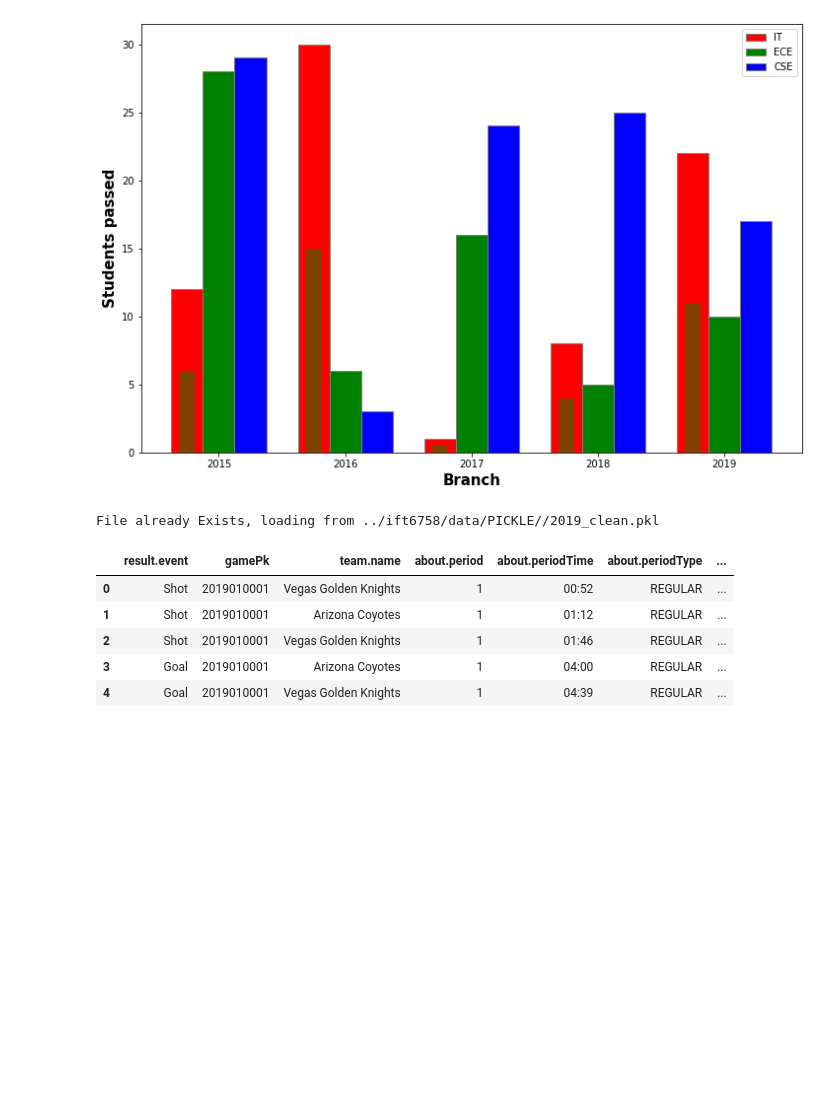
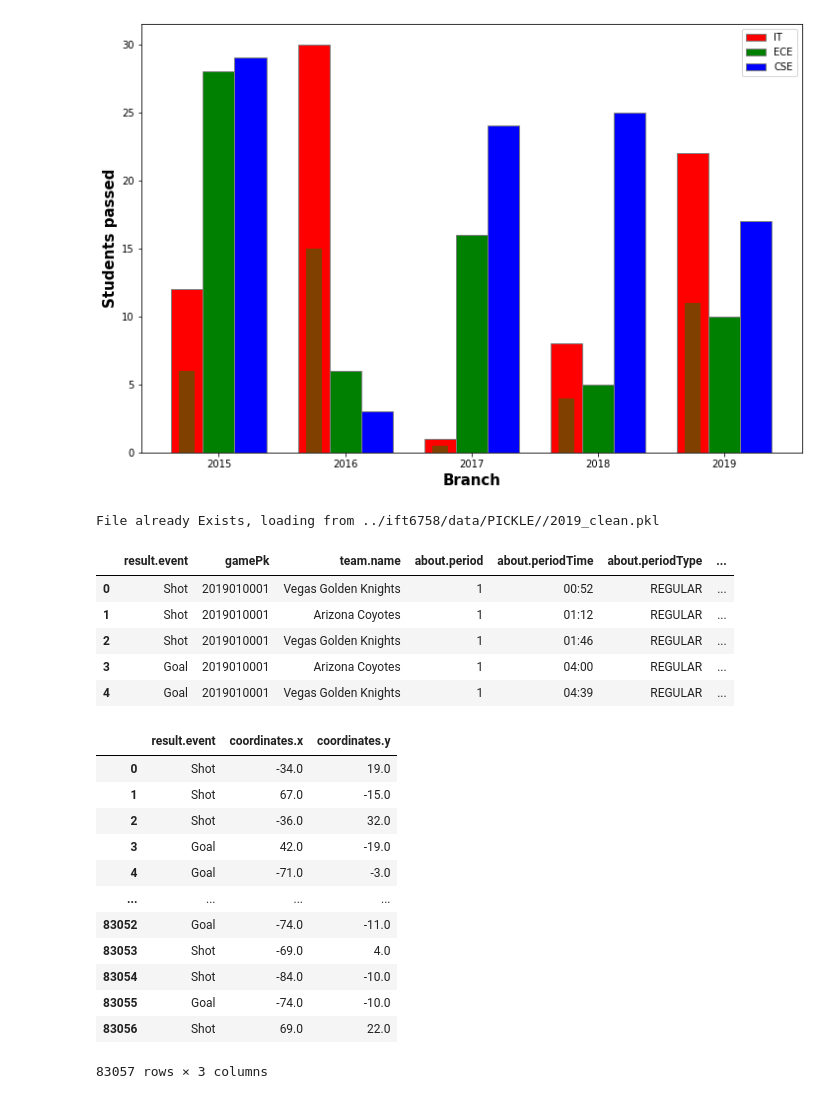
Before and after one commit to M0rph3e/ift6758-project-main, a Jupyter notebook: notebooks/data_visualizations.ipynb, the cells around one changed output. Cells and saved outputs as stored; diff of their text form; code cells hidden in the pictures; blank space fills up the shorter version.

```diff
--- a/notebooks/data_visualizations.ipynb
+++ b/notebooks/data_visualizations.ipynb
@@ -334,3 +334,20 @@ File already Exists, loading from ../ift6758/data/PICKLE//2019_clean.pkl
 | 2 | Shot | 2019010001 | Vegas Golden Knights | 1 | 01:46 | REGULAR | ... |
 | 3 | Goal | 2019010001 | Arizona Coyotes | 1 | 04:00 | REGULAR | ... |
 | 4 | Goal | 2019010001 | Vegas Golden Knights | 1 | 04:39 | REGULAR | ... |
+# %%
+df_dist = df[['result.event','coordinates.x','coordinates.y']]
+df_dist
+# %% [output]
+|  | result.event | coordinates.x | coordinates.y |
+| 0 | Shot | -34.0 | 19.0 |
+| 1 | Shot | 67.0 | -15.0 |
+| 2 | Shot | -36.0 | 32.0 |
+| 3 | Goal | 42.0 | -19.0 |
+| 4 | Goal | -71.0 | -3.0 |
+| ... | ... | ... | ... |
+| 83052 | Goal | -74.0 | -11.0 |
+| 83053 | Shot | -69.0 | 4.0 |
+| 83054 | Shot | -84.0 | -10.0 |
+| 83055 | Goal | -74.0 | -10.0 |
+| 83056 | Shot | 69.0 | 22.0 |
+83057 rows × 3 columns
```
Also changed, not shown: parts of 8 cells of this notebook.
